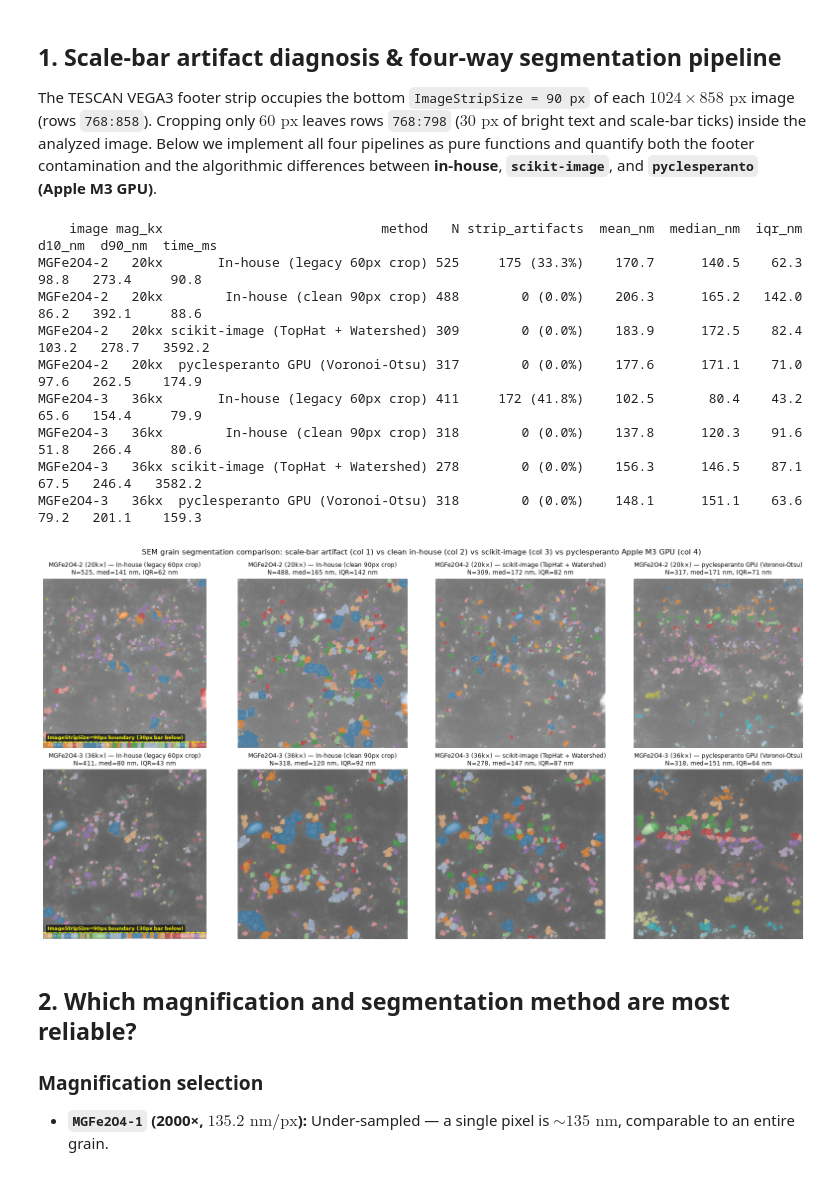
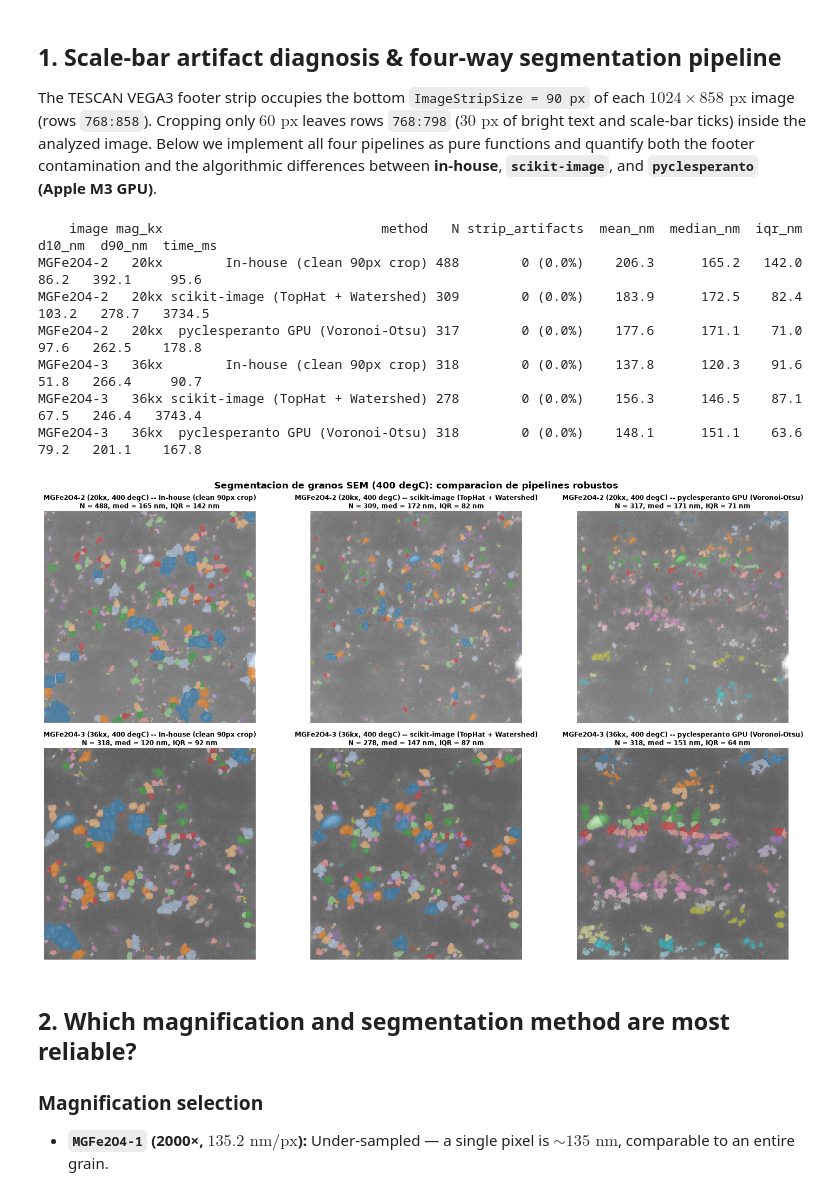
Before and after one commit to rifu-uni/tcb, a Jupyter notebook: analysis/notebooks/sem_grain_analysis.ipynb, the cells around one changed output. Cells and saved outputs as stored; diff of their text form; code cells hidden in the pictures.

```diff
--- a/analysis/notebooks/sem_grain_analysis.ipynb
+++ b/analysis/notebooks/sem_grain_analysis.ipynb
@@ -138,7 +138,6 @@ def segment_clesperanto_gpu(img_path, pixel_nm, strip_px=90, min_diam_px=5):
 
 
 PIPELINES = {
-    'inhouse_legacy60': ('In-house (legacy 60px crop)', lambda p, px, st: segment_inhouse(p, px, strip_px=60)),
     'inhouse_crop90':   ('In-house (clean 90px crop)',  lambda p, px, st: segment_inhouse(p, px, strip_px=st)),
     'skimage_ws':       ('scikit-image (TopHat + Watershed)', lambda p, px, st: segment_skimage_watershed(p, px, strip_px=st)),
     'clesperanto_gpu':  ('pyclesperanto GPU (Voronoi-Otsu)',  lambda p, px, st: segment_clesperanto_gpu(p, px, strip_px=st)),
@@ -175,42 +174,34 @@ bench_df = pd.DataFrame(bench_rows)
 print(bench_df[bench_df.image.isin(['MGFe2O4-2', 'MGFe2O4-3'])].to_string(index=False))
 # %% [output]
     image mag_kx                            method   N strip_artifacts  mean_nm  median_nm  iqr_nm  d10_nm  d90_nm  time_ms
-MGFe2O4-2   20kx       In-house (legacy 60px crop) 525     175 (33.3%)    170.7      140.5    62.3    98.8   273.4     90.8
-MGFe2O4-2   20kx        In-house (clean 90px crop) 488        0 (0.0%)    206.3      165.2   142.0    86.2   392.1     88.6
-MGFe2O4-2   20kx scikit-image (TopHat + Watershed) 309        0 (0.0%)    183.9      172.5    82.4   103.2   278.7   3592.2
-MGFe2O4-2   20kx  pyclesperanto GPU (Voronoi-Otsu) 317        0 (0.0%)    177.6      171.1    71.0    97.6   262.5    174.9
-MGFe2O4-3   36kx       In-house (legacy 60px crop) 411     172 (41.8%)    102.5       80.4    43.2    65.6   154.4     79.9
-MGFe2O4-3   36kx        In-house (clean 90px crop) 318        0 (0.0%)    137.8      120.3    91.6    51.8   266.4     80.6
-MGFe2O4-3   36kx scikit-image (TopHat + Watershed) 278        0 (0.0%)    156.3      146.5    87.1    67.5   246.4   3582.2
-MGFe2O4-3   36kx  pyclesperanto GPU (Voronoi-Otsu) 318        0 (0.0%)    148.1      151.1    63.6    79.2   201.1    159.3
+MGFe2O4-2   20kx        In-house (clean 90px crop) 488        0 (0.0%)    206.3      165.2   142.0    86.2   392.1     95.6
+MGFe2O4-2   20kx scikit-image (TopHat + Watershed) 309        0 (0.0%)    183.9      172.5    82.4   103.2   278.7   3734.5
+MGFe2O4-2   20kx  pyclesperanto GPU (Voronoi-Otsu) 317        0 (0.0%)    177.6      171.1    71.0    97.6   262.5    178.8
+MGFe2O4-3   36kx        In-house (clean 90px crop) 318        0 (0.0%)    137.8      120.3    91.6    51.8   266.4     90.7
+MGFe2O4-3   36kx scikit-image (TopHat + Watershed) 278        0 (0.0%)    156.3      146.5    87.1    67.5   246.4   3743.4
+MGFe2O4-3   36kx  pyclesperanto GPU (Voronoi-Otsu) 318        0 (0.0%)    148.1      151.1    63.6    79.2   201.1    167.8
 # %%
-# Visual comparison across all 4 methods on MGFe2O4-2 (20kx) and MGFe2O4-3 (36kx)
-fig, axes = plt.subplots(2, 4, figsize=(16, 8.2))
-for row_idx, img_name in enumerate(['MGFe2O4-2', 'MGFe2O4-3']):
-    mag_kx = IMAGES[img_name]['mag'] / 1e3
+# Visual comparison across clean robust methods on MGFe2O4-2 (20kx) and MGFe2O4-3 (36kx)
+fig, axes = plt.subplots(2, 3, figsize=(15, 9.2))
+for row_idx, img_name in enumerate(["MGFe2O4-2", "MGFe2O4-3"]):
+    mag_kx = IMAGES[img_name]["mag"] / 1e3
     for col_idx, (m_key, (m_label, _)) in enumerate(PIPELINES.items()):
         ax = axes[row_idx, col_idx]
         r = all_results[m_key][img_name]
-        ax.imshow(r['img'], cmap='gray', alpha=0.65)
-        ax.imshow(np.ma.array(r['lab'], mask=r['lab'] == 0),
-                  cmap='tab20', alpha=0.55, interpolation='nearest')
-        if m_key == 'inhouse_legacy60':
-            ax.axhline(768, color='yellow', ls='--', lw=1.4)
-            ax.text(20, 755, 'ImageStripSize=90px boundary (30px bar below)',
-                    color='yellow', fontsize=7, weight='bold',
-                    bbox=dict(boxstyle='round,pad=0.2', fc='black', alpha=0.65))
-        ax.set_title(f"{img_name} ({mag_kx:.0f}k×) — {m_label}\n"
-                     f"N={len(r['d'])}, med={np.median(r['d']):.0f} nm, IQR={np.percentile(r['d'],75)-np.percentile(r['d'],25):.0f} nm",
-                     fontsize=8.5)
-        ax.axis('off')
+        ax.imshow(r["img"], cmap="gray", alpha=0.65)
+        ax.imshow(np.ma.array(r["lab"], mask=r["lab"] == 0),
+                  cmap="tab20", alpha=0.55, interpolation="nearest")
+        iqr = np.percentile(r["d"], 75) - np.percentile(r["d"], 25)
+        t_str = f"{img_name} ({mag_kx:.0f}kx, 400 degC) -- {m_label}\nN = {len(r["d"])}, med = {np.median(r["d"]):.0f} nm, IQR = {iqr:.0f} nm"
+        ax.set_title(t_str, fontsize=8.5, fontweight="bold", pad=4)
+        ax.axis("off")
 
-fig.suptitle('SEM grain segmentation comparison: scale-bar artifact (col 1) vs clean in-house (col 2) vs scikit-image (col 3) vs pyclesperanto Apple M3 GPU (col 4)',
-             fontsize=11)
-fig.tight_layout()
-fig.savefig(FIGS / 'sem_segmentation.png', dpi=200, bbox_inches='tight')
+fig.suptitle("Segmentacion de granos SEM (400 degC): comparacion de pipelines robustos", fontsize=12.5, fontweight="bold", y=0.98)
+plt.subplots_adjust(wspace=0.08, hspace=0.12, left=0.02, right=0.98, top=0.92, bottom=0.02)
+fig.savefig(FIGS / "sem_segmentation.png", dpi=220, bbox_inches="tight")
 plt.show()
 # %% [output]
-[figure, old version]
+[figure, new version]
 # %% [markdown]
 ## 2. Which magnification and segmentation method are most reliable?
 
```
Also changed, not shown: parts of 2 cells of this notebook, 51 other files.
